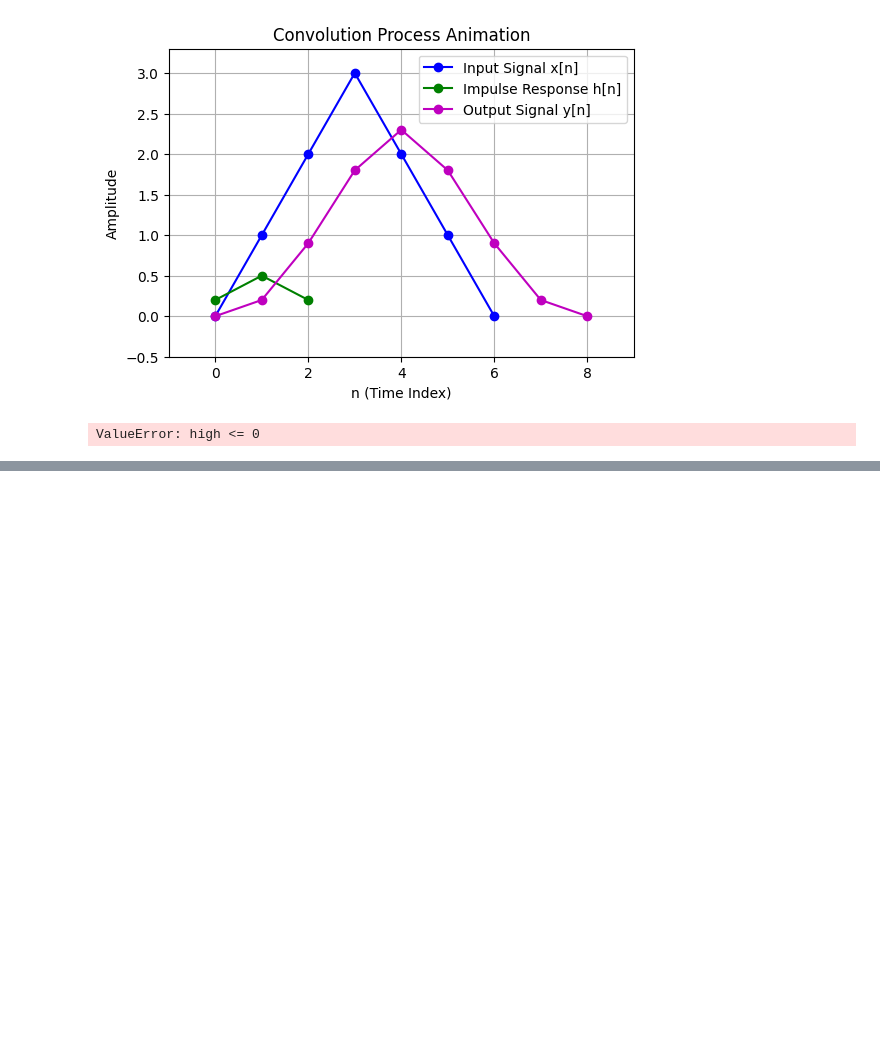
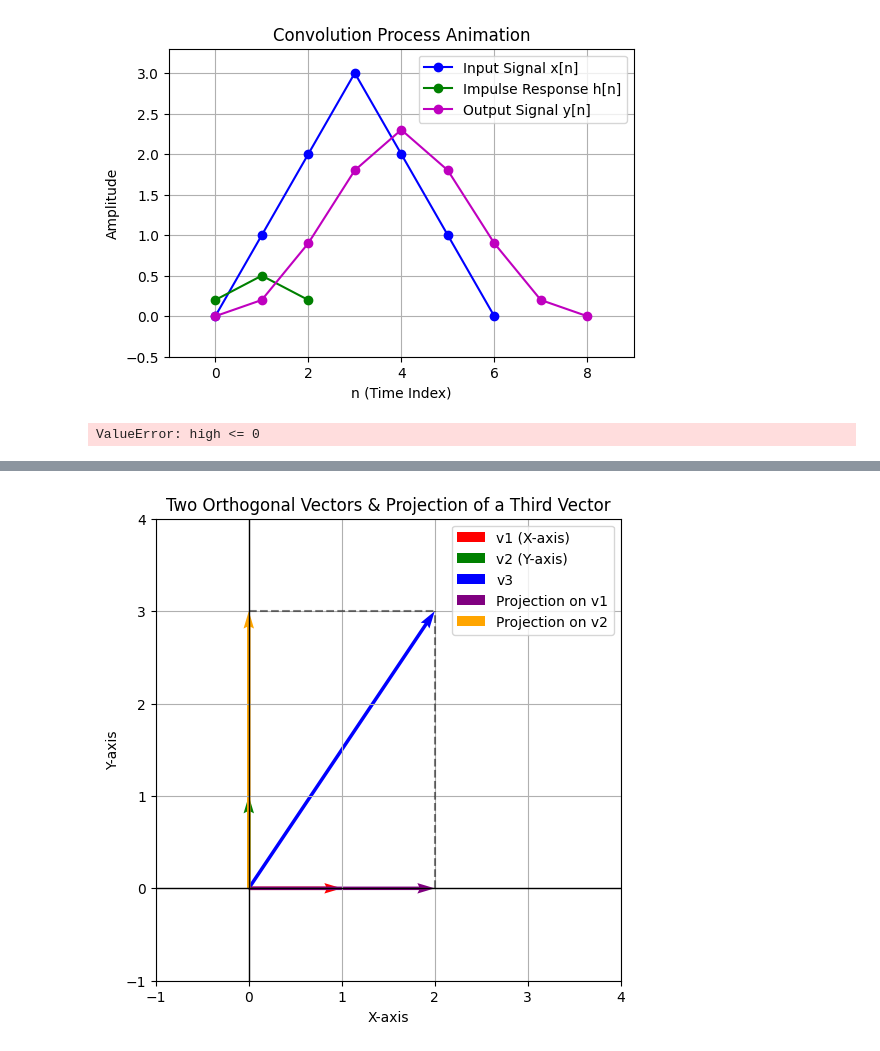
Before and after one commit to PabloCaicedoR/pablocaicedor.github.io, a Jupyter notebook: codigo/preparing_slides.ipynb, the cells around one changed output, grey strips where cells are left out. Cells and saved outputs as stored; diff of their text form; code cells hidden in the pictures; blank space fills up the shorter version.

```diff
--- a/codigo/preparing_slides.ipynb
+++ b/codigo/preparing_slides.ipynb
@@ -1021,0 +1110,70 @@ ValueError: high <= 0
+# %%
+import numpy as np
+import matplotlib.pyplot as plt
+
+# Define two orthogonal vectors
+v1 = np.array([1, 0])  # X-axis unit vector
+v2 = np.array([0, 1])  # Y-axis unit vector
+
+# Define a third vector
+v3 = np.array([2, 3])  # Arbitrary vector
+
+# Compute projections of v3 onto v1 and v2
+proj_v1 = (np.dot(v3, v1) / np.dot(v1, v1)) * v1
+proj_v2 = (np.dot(v3, v2) / np.dot(v2, v2)) * v2
+
+# Create a figure
+fig, ax = plt.subplots(figsize=(6, 6))
+
+# Plot the orthogonal vectors
+ax.quiver(
+    0, 0, *v1, color="r", angles="xy", scale_units="xy", scale=1, label="v1 (X-axis)"
+)
+ax.quiver(
+    0, 0, *v2, color="g", angles="xy", scale_units="xy", scale=1, label="v2 (Y-axis)"
+)
+
+# Plot the third vector
+ax.quiver(0, 0, *v3, color="b", angles="xy", scale_units="xy", scale=1, label="v3")
+
+# Plot projections using quiver
+ax.quiver(
+    0,
+    0,
+    *proj_v1,
+    color="purple",
+    angles="xy",
+    scale_units="xy",
+    scale=1,
+    label="Projection on v1"
+)
+ax.quiver(
+    0,
+    0,
+    *proj_v2,
+    color="orange",
+    angles="xy",
+    scale_units="xy",
+    scale=1,
+    label="Projection on v2"
+)
+
+# Plot dashed lines to show projection points
+ax.plot([proj_v1[0], v3[0]], [proj_v1[1], v3[1]], "k--", alpha=0.5)  # Projection to v1
+ax.plot([proj_v2[0], v3[0]], [proj_v2[1], v3[1]], "k--", alpha=0.5)  # Projection to v2
+
+# Set grid and limits
+ax.set_xlim(-1, 4)
+ax.set_ylim(-1, 4)
+ax.set_xlabel("X-axis")
+ax.set_ylabel("Y-axis")
+ax.set_title("Two Orthogonal Vectors & Projection of a Third Vector")
+ax.axhline(0, color="black", linewidth=1)
+ax.axvline(0, color="black", linewidth=1)
+ax.grid()
+ax.legend()
+
+# Show the plot
+plt.show()
+# %% [output]
+[figure, added]
```
Also changed, not shown: parts of 1 cell of this notebook, 3 other files.
